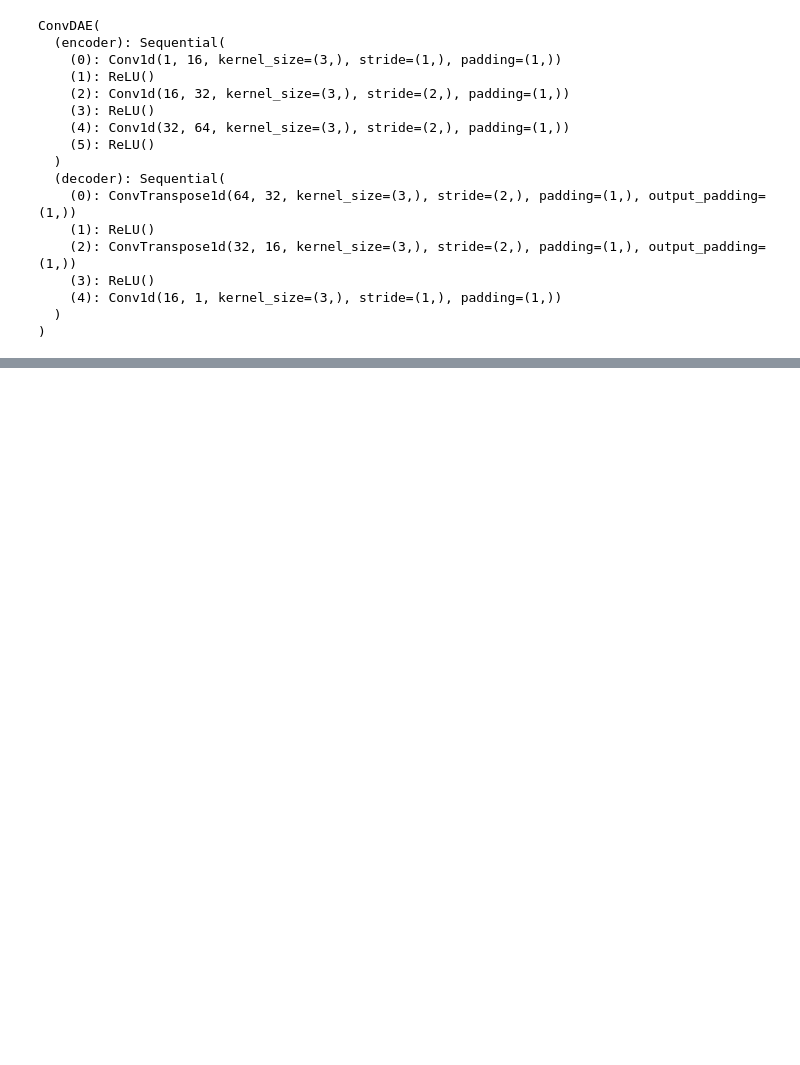
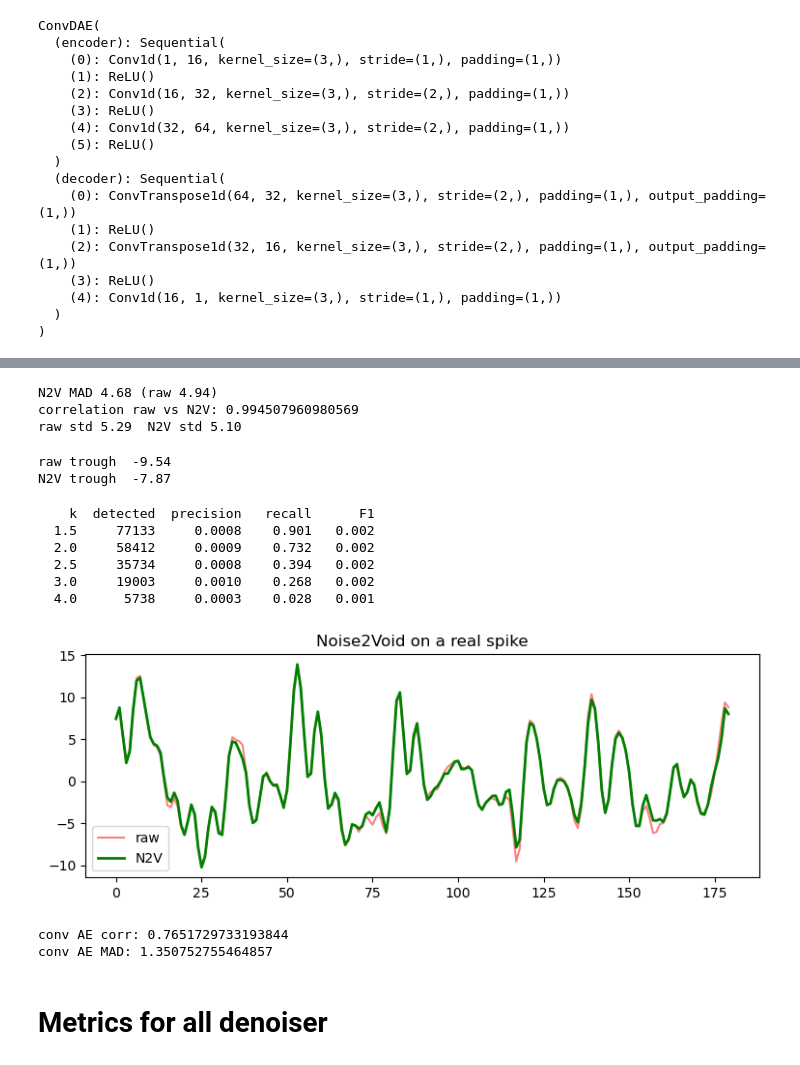
Before and after one commit to Razan-88/Decoding_Chronic_Pain, a Jupyter notebook: notebooks/05_real_data_pipeline.ipynb, the cells around one changed output, grey strips where cells are left out. Drawn from its saved outputs; the diff is of its cells as text; code cells hidden in the pictures; blank space fills up the shorter version.

Commit message:
Added Single-channel figures + denoiser evaluation

```diff
--- a/notebooks/05_real_data_pipeline.ipynb
+++ b/notebooks/05_real_data_pipeline.ipynb
@@ -735,11 +735,13 @@ true (label 1): 64  other fibers (label 0): 1223
 # %%
 # Tight-window candidate set (95-107 ms)
-peaks_times, _ = find_peaks(scores_deriv, height=0.3, distance=90)
-cand_times = peaks_times / sample_rate + t_start
-cand_times = cand_times[in_latency_window(cand_times, ttls, lat_min=0.095, lat_max=0.107)]
-y_t = label_candidates(cand_times, gt_in_win)
-print("tight candidates:", len(cand_times))
-print("true:", y_t.sum(), " other fibres:", (y_t == 0).sum())
+tight_peaks, _ = find_peaks(scores_deriv, height=0.3, distance=90)
+tight_candidate_times = tight_peaks / sample_rate + t_start
+tight_candidate_times = tight_candidate_times[
+    in_latency_window(tight_candidate_times, ttls, lat_min=0.095, lat_max=0.107)]
+
+tight_labels = label_candidates(tight_candidate_times, gt_in_win)
+print("tight candidates:", len(tight_candidate_times))
+print("true:", tight_labels.sum(), " other fibres:", (tight_labels == 0).sum())
 # %% [output]
 tight candidates: 211
 true: 64  other fibres: 147
@@ -1013,0 +1140,61 @@ for k in [1.5, 2, 2.5, 3, 4]:
+# %%
+def n2v_denoise(signal, model, window=60, step=20):
+    model.eval()
+    out = np.zeros(len(signal)); counts = np.zeros(len(signal))
+    scale = np.median(np.abs(signal)) / 0.6745
+    with torch.no_grad():
+        for s in range(0, len(signal) - window, step):
+            w = signal[s:s+window]
+            if w.std() < 1e-6: continue
+            x = torch.tensor(w / scale, dtype=torch.float32).view(1, 1, window)
+            out[s:s+window] += model(x).view(-1).numpy() * scale
+            counts[s:s+window] += 1
+    counts[counts == 0] = 1
+    return out / counts
+
+ch19_n2v = n2v_denoise(ch19, n2v_model)
+print("N2V MAD %.2f (raw 4.94)" % (np.median(np.abs(ch19_n2v)) / 0.6745))
+print("correlation raw vs N2V:", np.corrcoef(ch19[:100000], ch19_n2v[:100000])[0,1])
+print("raw std %.2f  N2V std %.2f" % (ch19.std(), ch19_n2v.std()))
+# %% [output]
+N2V MAD 4.68 (raw 4.94)
+correlation raw vs N2V: 0.994507960980569
+raw std 5.29  N2V std 5.10
+# %%
+#Spike preservation
+i = int((gt_in_win[5] - t_start) * sample_rate)
+print("raw trough  %.2f" % ch19[i-30:i+30].min())
+print("N2V trough  %.2f" % ch19_n2v[i-30:i+30].min())
+# %% [output]
+raw trough  -9.54
+N2V trough  -7.87
+# %%
+print(f"{'k':>5s} {'detected':>9s} {'precision':>10s} {'recall':>8s} {'F1':>7s}")
+for k in [1.5, 2, 2.5, 3, 4]:
+    det = detect_spikes(ch19_n2v, sample_rate, k=k) + t_start
+    precision, recall, f1 = score_detections(det, gt_in_win, tolerance=0.002)
+    print(f"{k:5.1f} {len(det):9d} {precision:10.4f} {recall:8.3f} {f1:7.3f}")
+# %% [output]
+    k  detected  precision   recall      F1
+  1.5     77133     0.0008    0.901   0.002
+  2.0     58412     0.0009    0.732   0.002
+  2.5     35734     0.0008    0.394   0.002
+  3.0     19003     0.0010    0.268   0.002
+  4.0      5738     0.0003    0.028   0.001
+# %%
+
+w = slice(i-90, i+90)
+plt.figure(figsize=(9,3))
+plt.plot(ch19[w], 'r', alpha=0.5, label='raw')
+plt.plot(ch19_n2v[w], 'g', lw=2, label='N2V')
+plt.legend(); plt.title('Noise2Void on a real spike'); plt.show()
+# %% [output]
+[figure, added]
+# %%
+print("conv AE corr:", np.corrcoef(ch19[:100000], ch19_conv[:100000])[0,1])
+print("conv AE MAD:", np.median(np.abs(ch19_conv))/0.6745)
+# %% [output]
+conv AE corr: 0.7651729733193844
+conv AE MAD: 1.350752755464857
+# %% [markdown]
+# Metrics for all denoiser
```
Also changed, not shown: parts of 39 cells of this notebook, 1 other file.
